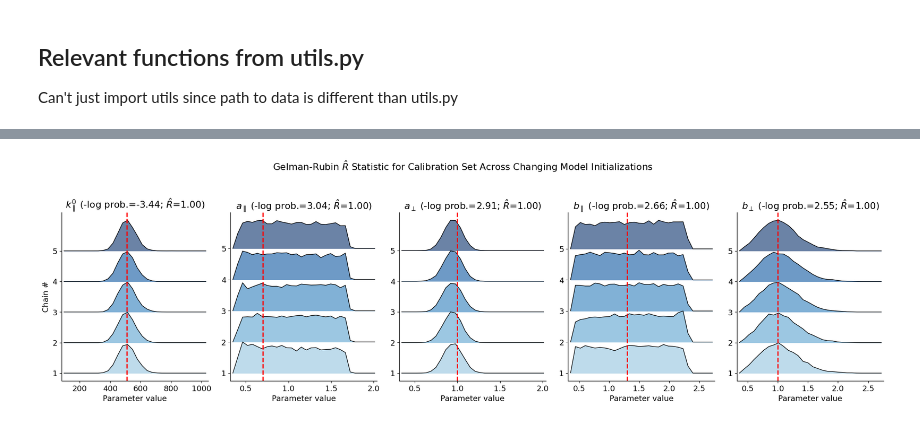
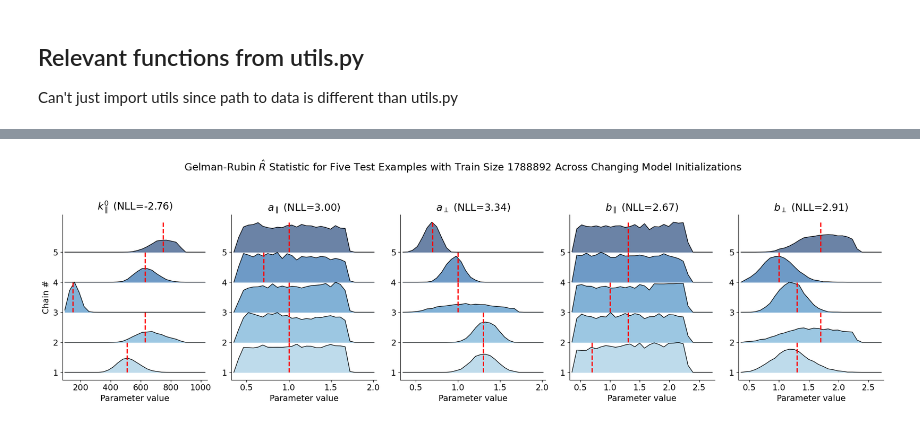
Before and after one commit to hawaii-ai/GalacticCosmicRays, a Jupyter notebook: notebooks/plot/plot_hmc_train_size_ppc.ipynb, the cells around one changed output, grey strips where cells are left out. Cells and saved outputs as stored; diff of their text form; code cells hidden in the pictures.

```diff
--- a/notebooks/plot/plot_hmc_train_size_ppc.ipynb
+++ b/notebooks/plot/plot_hmc_train_size_ppc.ipynb
@@ -8,11 +8,9 @@ from scipy.special import rel_entr, kl_div
 from scipy.stats import wasserstein_distance
 import h5py
 
-plt.rcParams.update({'font.size': 13})
+plt.rcParams.update({'font.size': 14})
 
-which_changes = ["bootstrapped_data", "model_init", "hmc_init"]
 PARAMETERS = ['cpa', 'pwr1par', 'pwr1perr', 'pwr2par', 'pwr2perr']
-which_changes_short = ["Data", "Model", "HMC"]
 PARAMETERS_NAME = [r'$k^{0}_{\parallel}$', r'$a_{\parallel}$', r'$a_{\perp}$', r'$b_{\parallel}$', r'$b_{\perp}$']
 PARAMETERS_MIN = np.array([100., 0.4, 0.4, 0.4, 0.4])
 PARAMETERS_MAX = np.array([870., 1.7, 1.7, 2.3, 2.3])
@@ -32,6 +30,17 @@ PARAMETERS_MAX = np.array([870., 1.7, 1.7, 2.3, 2.3])
 PARAMETERS_SPECIFIED = ['alpha', 'cmf', 'vspoles']
 PARAMETERS_SPECIFIED_MIN = np.array([0.,  2.5, 400.])
 PARAMETERS_SPECIFIED_MAX = np.array([85., 9.5, 700.])
+
+data_version=['d1', 'd2', 'd3', 'd4', 'd5']
+model_version=['init1', 'init2', 'init3', 'init4', 'init5']
+hmc_run = ['hmc1', 'hmc2', 'hmc3', 'hmc4', 'hmc5']
+bootstrap=['b0', 'b1'] # 'b0' or 'b1', false or true
+which_changes = ["bootstrapped_data", "no_bootstrap"]
+train_size_fractions = [0.01, 0.1, 0.2, 0.3, 0.4, 0.5, 0.6, 0.7, 0.8, 0.9, 1.0]
+valid_interval_indices = [2, 79, 87, 103, 104, 128, 129, 146, 170, 175, 212, 235, 263, 311, 312, 337, 346, 358, 373, 403, 423, 434, 481, 484, 496, 519, 526, 528, 531, 549, 569, 579, 613, 616, 627, 645, 660, 668, 699, 707, 715, 739, 746, 777, 810, 859, 869, 917, 953, 1003, 1023, 1054, 1063, 1093, 1116, 1140, 1141, 1161, 1206, 1218, 1238, 1249, 1267, 1273, 1277, 1279, 1311, 1315, 1349, 1354, 1375, 1394, 1407, 1414, 1432, 1464, 1475, 1477, 1540, 1551, 1589, 1648, 1695, 1761, 1776, 1781, 1846, 1908, 1914, 1949, 1981, 1998, 2035, 2042, 2056, 2127, 2145, 2160, 2188, 2194]
+hmc_versions=['v34_trial5_ppc_10000_interpolated_test_pamela_sampled_False']
+num_bins = 30
+file_version = 'test_data' # 'test_data' or '2023'
 # %% [markdown]
 ## Relevant functions from utils.py
 Can't just import utils since path to data is different than utils.py
@@ -622,5 +488,5 @@ sampled parameters for index 87: [510.00000894   0.69999996   1.           1.299
 # %%
-num_bins = 30
+# Plot histograms for each parameter across the chains
 num_chains = 5
 scale = True
 
@@ -630,10 +496,16 @@ colors = plt.cm.Blues(np.linspace(0.4, 1.0, num_chains))
 param_hist_max = [1.0, 0.04, 0.25, 0.05, 0.25]
 
 fig, axs = plt.subplots(1, 5, figsize=(20, 6), sharey=False)
-plt.suptitle(
-    r"Gelman-Rubin $\hat{R}$ Statistic for Calibration Set "
-    + f"Across Changing Model Initializations"
-)
+if which_change == "bootstrapped_data":
+    plt.suptitle(
+        r"Gelman-Rubin $\hat{R}$ Statistic for Five Test Examples"
+        + f" with Train Size {int(train_size_fraction*1_788_892)} Across Changing Bootstrapped Data"
+    )
+elif which_change == "no_bootstrap":
+    plt.suptitle(
+        r"Gelman-Rubin $\hat{R}$ Statistic for Five Test Examples"
+        + f" with Train Size {int(train_size_fraction*1_788_892)} Across Changing Model Initializations"
+    )
 
 for j, param in enumerate(PARAMETERS):
     # Common bins for this parameter (global binning)
@@ -674,46 +546,66 @@ for j, param in enumerate(PARAMETERS):
             bin_centers,
             offset,
             hist + offset,
             alpha=0.6,
             linewidth=0.5,
             edgecolor="black",
             color=color,
         )
 
         # Outline
         ax.plot(bin_centers, hist + offset, linewidth=1.0, color="black")
 
-        # Calulcate the log probability of the true parameter value under this chain's histogram
-        log_prob_true_param.append(histogram_log_prob(true_parameter_values[j], hist, bin_edges))
+        # Get the true parameter value for this index and parameter
+        if k == 0:
+            current_true_parameter = true_parameter_values_0[j]
+        elif k == 1:
+            current_true_parameter = true_parameter_values_1[j]
+        elif k == 2:
+            current_true_parameter = true_parameter_values_2[j]
+        elif k == 3:
+            current_true_parameter = true_parameter_values_3[j]
+        elif k == 4:
+            current_true_parameter = true_parameter_values_4[j]
 
-    # Plot true parameter value line
-    ax.axvline(
-        true_parameter_values[j],
-        color='red',
-        lw=2,
-        linestyle='--',
-        label='True value'
-    )
+        # Calculate the log probability of the true parameter value under this chain's histogram
+        log_prob_value = histogram_log_prob(current_true_parameter, hist, bin_edges)
+        log_prob_true_param.append(log_prob_value)
+
+        # Draw a vertical dashed line at the true parameter spanning this ridge
+        y0 = offset
+        y1 = offset + 1
+        ax.plot(
+            [current_true_parameter, current_true_parameter],
+            [y0, y1],
+            color="red",
+            lw=2,
+            linestyle="--",
+            zorder=10,
+        )
+
+        # Save to file which_change,index,hist_#,param,-log_prob
+        if make_new_file:
+            with open(output_log_file, 'a') as f:
+                f.write(f"{which_change},{indices[k]},{k},{param},{train_size_fraction},{-1 * log_prob_value}\n")
 
     avg_log_prob = np.mean(log_prob_true_param)
-    ax.set_title(f"{PARAMETERS_NAME[j]} " +  f"(-log prob.={-1 * avg_log_prob:.2f}; " + r"$\hat{R}$=" + f"{rhats[param][0]:.2f})")
+    ax.set_title(f"{PARAMETERS_NAME[j]} " +  f"(NLL={-1 * avg_log_prob:.2f})")
 
     ax.set_xlim(vmin, vmax)
     ax.set_yticks(range(num_chains))
     ax.set_yticklabels(chain_labels)
     ax.set_xlabel("Parameter value")
     if j == 0:
         ax.set_ylabel("Chain #")
 
     # Clean up spines for a more "joyplot" aesthetic
     ax.spines["top"].set_visible(False)
     ax.spines["right"].set_visible(False)
 
-    # ax.legend()
-
 plt.tight_layout(rect=[0, 0, 1, 0.95])
-plt.savefig(plots_dir / f'calibration_histogram_{idx}.png', dpi=300)
-plt.savefig(plots_dir / f'calibration_histogram_{idx}.pdf')
+plt.savefig(plots_dir / f'calibration_histogram_five_examples_train_size_{train_size_fraction}.png', dpi=300)
+plt.savefig(plots_dir / f'calibration_histogram_five_examples_train_size_{train_size_fraction}.pdf')
 plt.show()
+plt.close()
 # %% [output]
-[figure, old version]
+[figure, new version]
```
Also changed, not shown: parts of 12 cells of this notebook, 2 other files.
